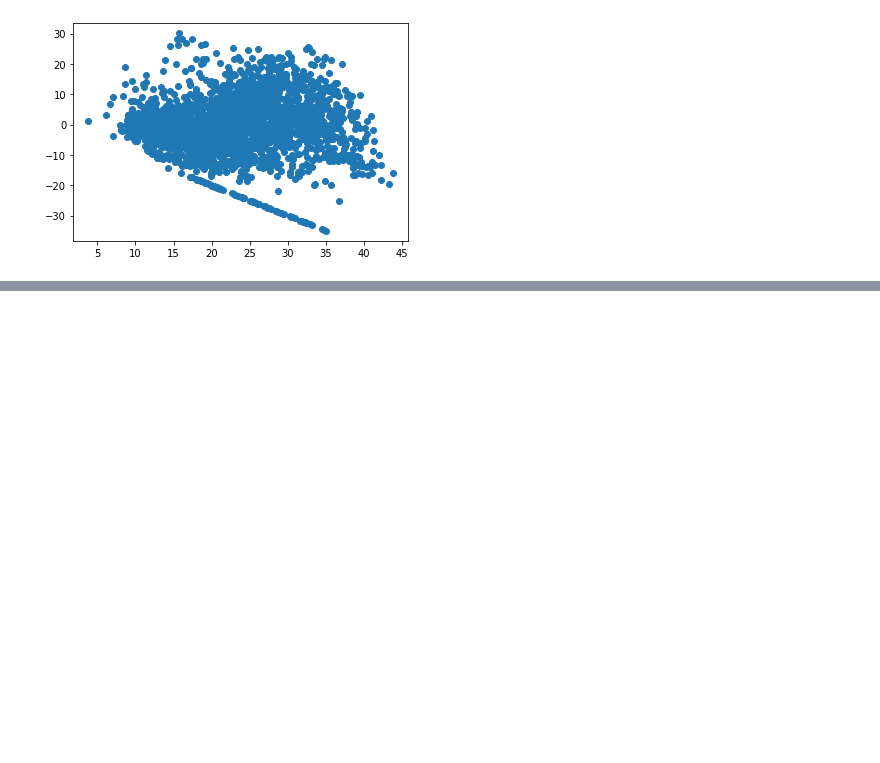
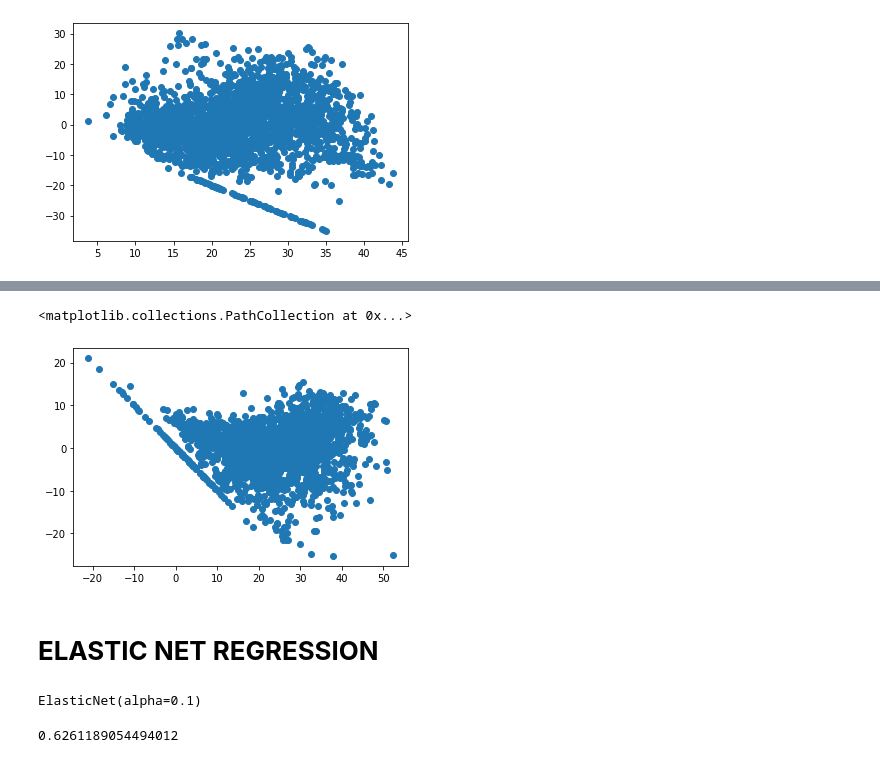
Before and after one commit to jayesh2708/Seoul-Bike-Sharing-Demand-, a Jupyter notebook: Bike_Sharing_Demand_Prediction_Capstone_Project.ipynb, the cells around one changed output, grey strips where cells are left out. Cells and saved outputs as stored; diff of their text form; code cells hidden in the pictures; blank space fills up the shorter version.

```diff
--- a/Bike_Sharing_Demand_Prediction_Capstone_Project.ipynb
+++ b/Bike_Sharing_Demand_Prediction_Capstone_Project.ipynb
@@ -1271,0 +1384,8 @@ plt.scatter((y_pred_test_lasso),(y_test-y_pred_test_lasso))
+# %%
+### Heteroscadacity
+plt.scatter((y_pred_test_ridge),(y_test)-(y_pred_test_ridge))
+# %% [output]
+<matplotlib.collections.PathCollection at 0x...>
+[figure, added]
+# %% [markdown]
+# **ELASTIC NET REGRESSION**
@@ -1271,0 +1398,10 @@ plt.scatter((y_pred_test_lasso),(y_test-y_pred_test_lasso))
+# %%
+#FIT THE MODEL
+elasticnet.fit(X_train,y_train)
+# %% [output]
+ElasticNet(alpha=0.1)
+# %%
+#check the score
+elasticnet.score(X_train, y_train)
+# %% [output]
+0.6261189054494012
```
Also changed, not shown: parts of 51 cells of this notebook.
